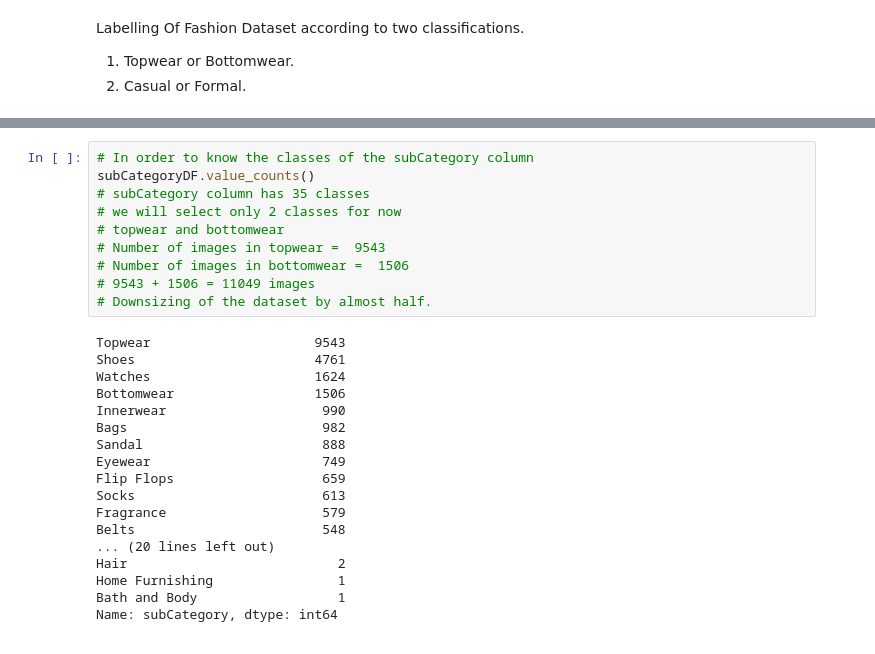
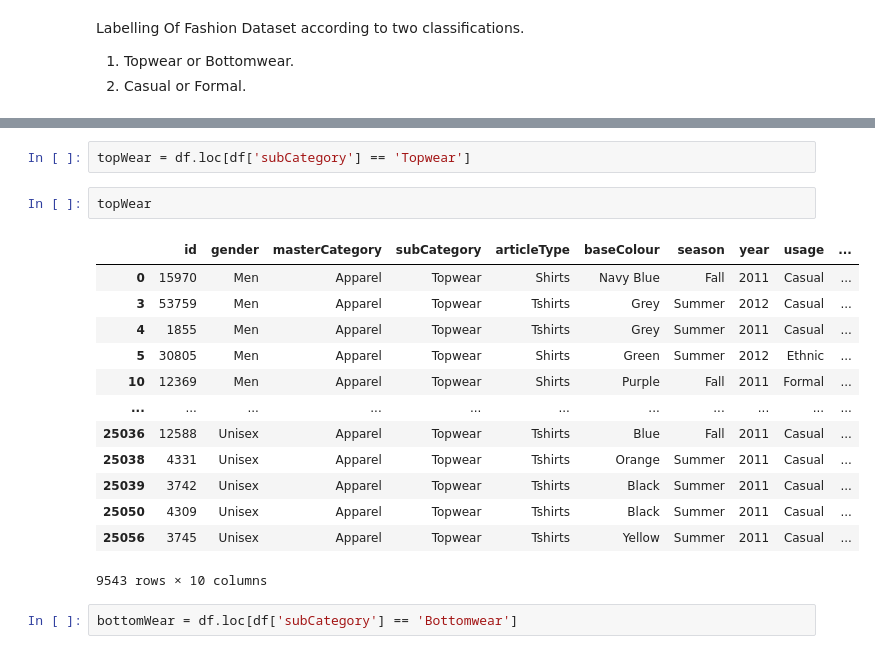
Before and after one commit to Haroon-Zafar/Flattening-the-Image-into-1-D-array, a Jupyter notebook: noteBook.ipynb, the cells around one changed output, grey strips where cells are left out. Saved outputs shown, nothing was run; the diff lists cells and outputs as text.

```diff
--- a/noteBook.ipynb
+++ b/noteBook.ipynb
@@ -100,28 +109,20 @@ Name: subCategory, Length: 25060, dtype: object
-# %%
-# In order to know the classes of the subCategory column
-subCategoryDF.value_counts()
-# subCategory column has 35 classes
-# we will select only 2 classes for now
-# topwear and bottomwear
-# Number of images in topwear =  9543
-# Number of images in bottomwear =  1506
-# 9543 + 1506 = 11049 images
-# Downsizing of the dataset by almost half.
-# %% [output]
-Topwear                     9543
-Shoes                       4761
-Watches                     1624
-Bottomwear                  1506
-Innerwear                    990
-Bags                         982
-Sandal                       888
-Eyewear                      749
-Flip Flops                   659
-Socks                        613
-Fragrance                    579
-Belts                        548
-... (20 lines left out)
-Hair                           2
-Home Furnishing                1
-Bath and Body                  1
-Name: subCategory, dtype: int64
+# %%
+topWear = df.loc[df['subCategory'] == 'Topwear']
+# %%
+topWear
+# %% [output]
+|  | id | gender | masterCategory | subCategory | articleType | baseColour | season | year | usage | ... |
+| 0 | 15970 | Men | Apparel | Topwear | Shirts | Navy Blue | Fall | 2011 | Casual | ... |
+| 3 | 53759 | Men | Apparel | Topwear | Tshirts | Grey | Summer | 2012 | Casual | ... |
+| 4 | 1855 | Men | Apparel | Topwear | Tshirts | Grey | Summer | 2011 | Casual | ... |
+| 5 | 30805 | Men | Apparel | Topwear | Shirts | Green | Summer | 2012 | Ethnic | ... |
+| 10 | 12369 | Men | Apparel | Topwear | Shirts | Purple | Fall | 2011 | Formal | ... |
+| ... | ... | ... | ... | ... | ... | ... | ... | ... | ... | ... |
+| 25036 | 12588 | Unisex | Apparel | Topwear | Tshirts | Blue | Fall | 2011 | Casual | ... |
+| 25038 | 4331 | Unisex | Apparel | Topwear | Tshirts | Orange | Summer | 2011 | Casual | ... |
+| 25039 | 3742 | Unisex | Apparel | Topwear | Tshirts | Black | Summer | 2011 | Casual | ... |
+| 25050 | 4309 | Unisex | Apparel | Topwear | Tshirts | Black | Summer | 2011 | Casual | ... |
+| 25056 | 3745 | Unisex | Apparel | Topwear | Tshirts | Yellow | Summer | 2011 | Casual | ... |
+9543 rows × 10 columns
+# %%
+bottomWear = df.loc[df['subCategory'] == 'Bottomwear']
```
Also changed, not shown: parts of 6 cells of this notebook, 1 other file.
